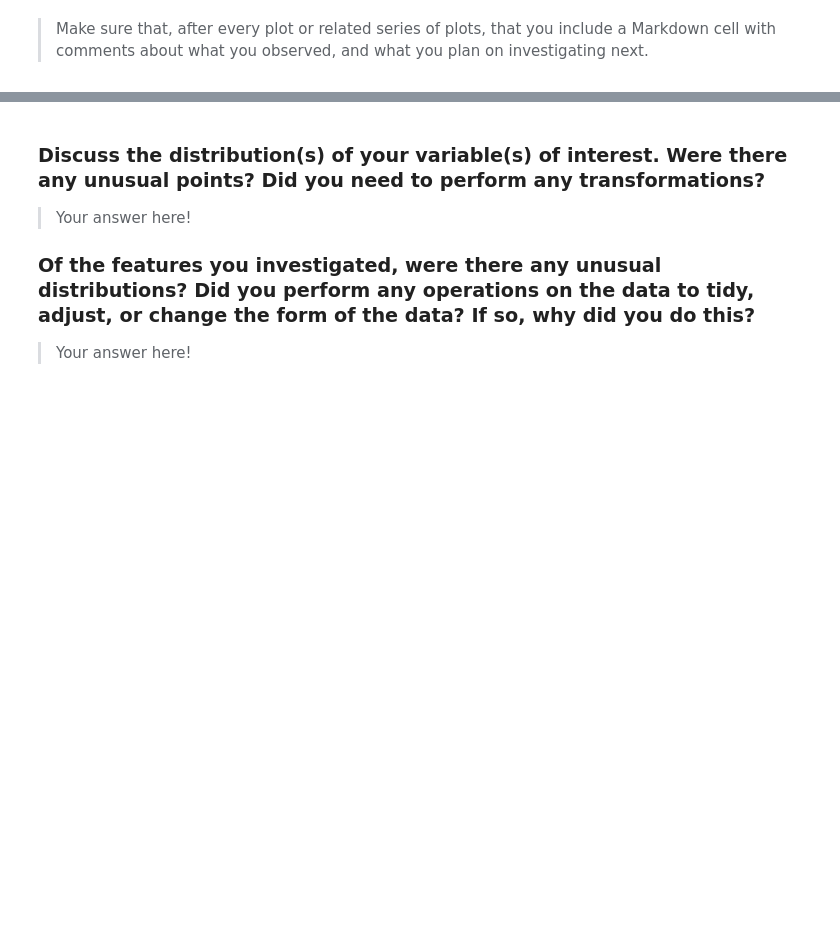
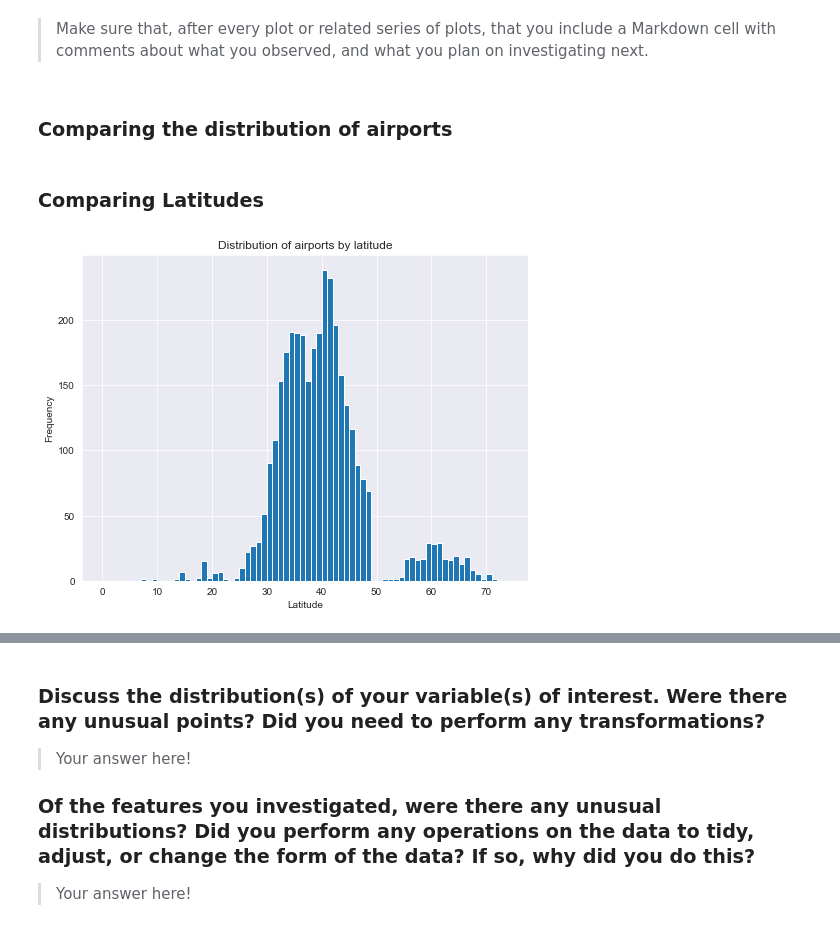
Before and after one commit to Vincentk-94/Communicate_data_findings, a Jupyter notebook: 2008 Flight Delays - Project.ipynb, the cells around one changed output, grey strips where cells are left out. Cells and saved outputs as stored; diff of their text form; code cells hidden in the pictures; blank space fills up the shorter version.

Commit message:
Reorder graphs and change wording
reordered project to allow project to flow

```diff
--- a/2008 Flight Delays - Project.ipynb
+++ b/2008 Flight Delays - Project.ipynb
@@ -792,3 +761,16 @@ The number of flights for each carrier varies significantly, there were around 4
 > Make sure that, after every plot or related series of plots, that you
 include a Markdown cell with comments about what you observed, and what
 you plan on investigating next.
+# %% [markdown]
+### Comparing the distribution of airports
+# %% [markdown]
+### Comparing Latitudes
+# %%
+plt.figure(figsize=(8,6))
+bins = np.arange(0,75,1)
+plt.hist(data=airports,x='lat',bins=bins)
+plt.xlabel('Latitude')
+plt.ylabel('Frequency')
+plt.title('Distribution of airports by latitude');
+# %% [output]
+[figure, added]
```
Also changed, not shown: parts of 47 cells of this notebook.
